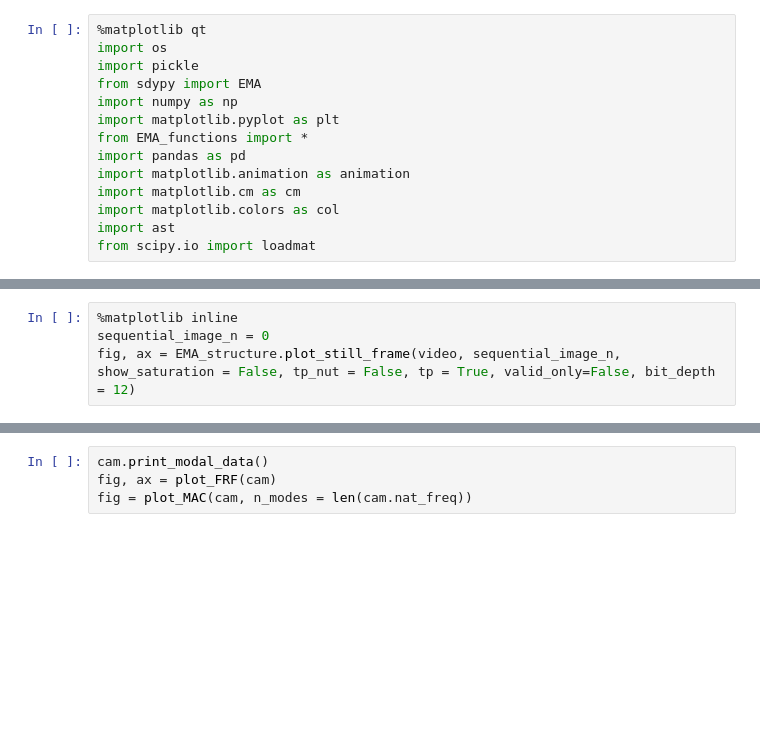
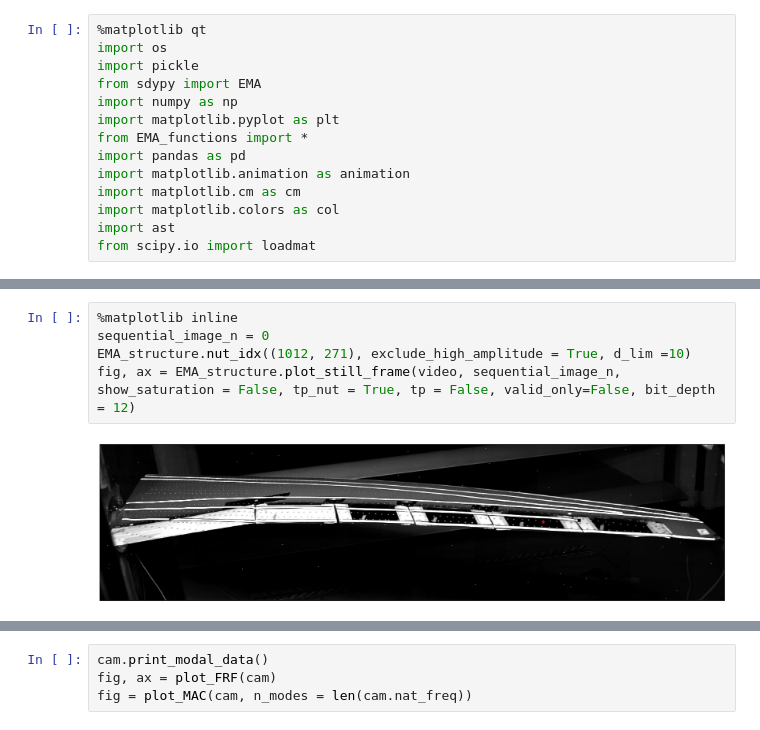
Before and after one commit to ThijsIllimited/pyidi, a Jupyter notebook: scripts/EMA_wing.ipynb, the cells around one changed output, grey strips where cells are left out. Saved outputs shown, nothing was run; the diff lists cells and outputs as text; blank space fills up the shorter version.

```diff
--- a/scripts/EMA_wing.ipynb
+++ b/scripts/EMA_wing.ipynb
@@ -61,7 +65,10 @@ peak_n = 1
 # %%
 %matplotlib inline
 sequential_image_n = 0
-fig, ax = EMA_structure.plot_still_frame(video, sequential_image_n, show_saturation = False, tp_nut = False, tp = True, valid_only=False, bit_depth = 12)
+EMA_structure.nut_idx((1012, 271), exclude_high_amplitude = True, d_lim =10)
+fig, ax = EMA_structure.plot_still_frame(video, sequential_image_n, show_saturation = False, tp_nut = True, tp = False, valid_only=False, bit_depth = 12)
+# %% [output]
+[figure, added]
 # %%
 %matplotlib inline
 # EMA_structure.initialize_signals()
```
Also changed, not shown: parts of 9 cells of this notebook, 2 other files.
